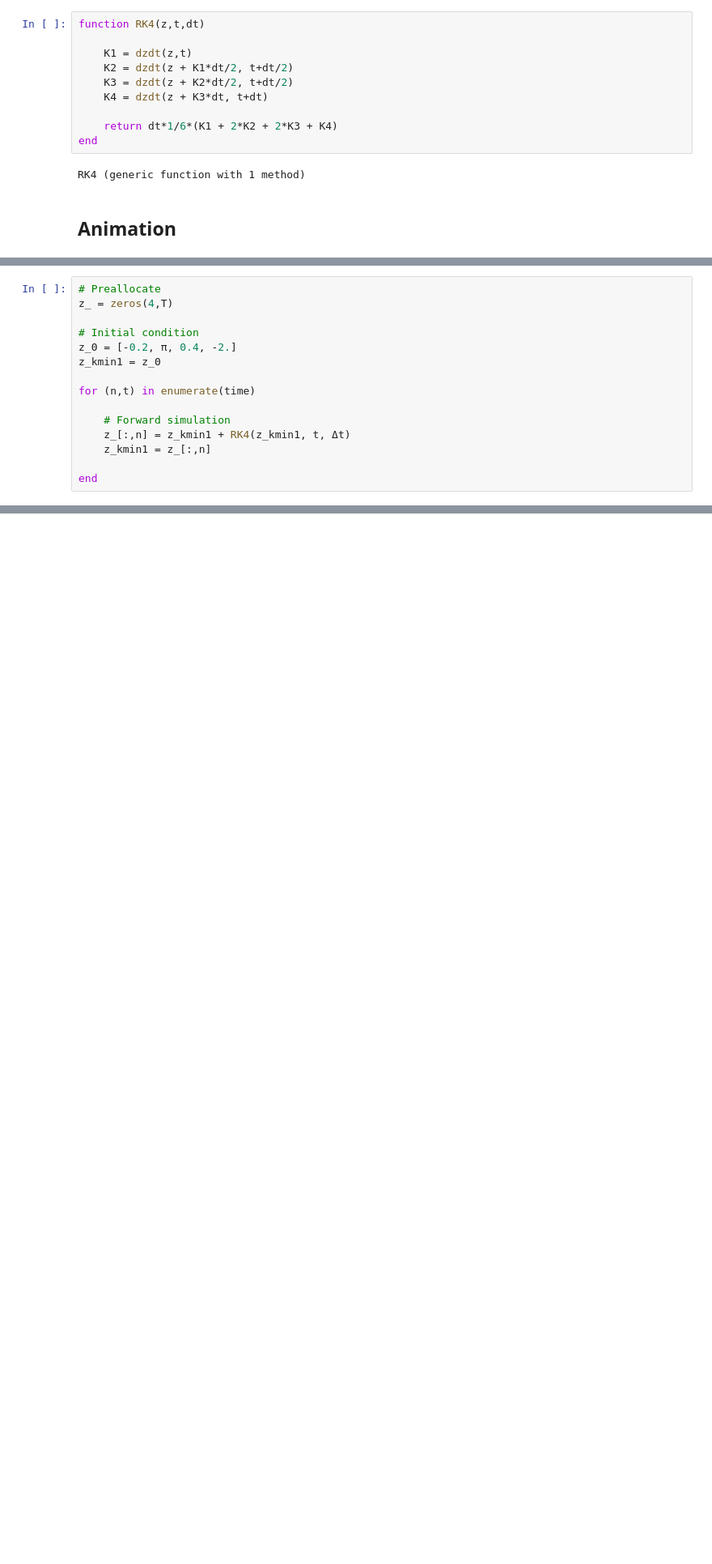
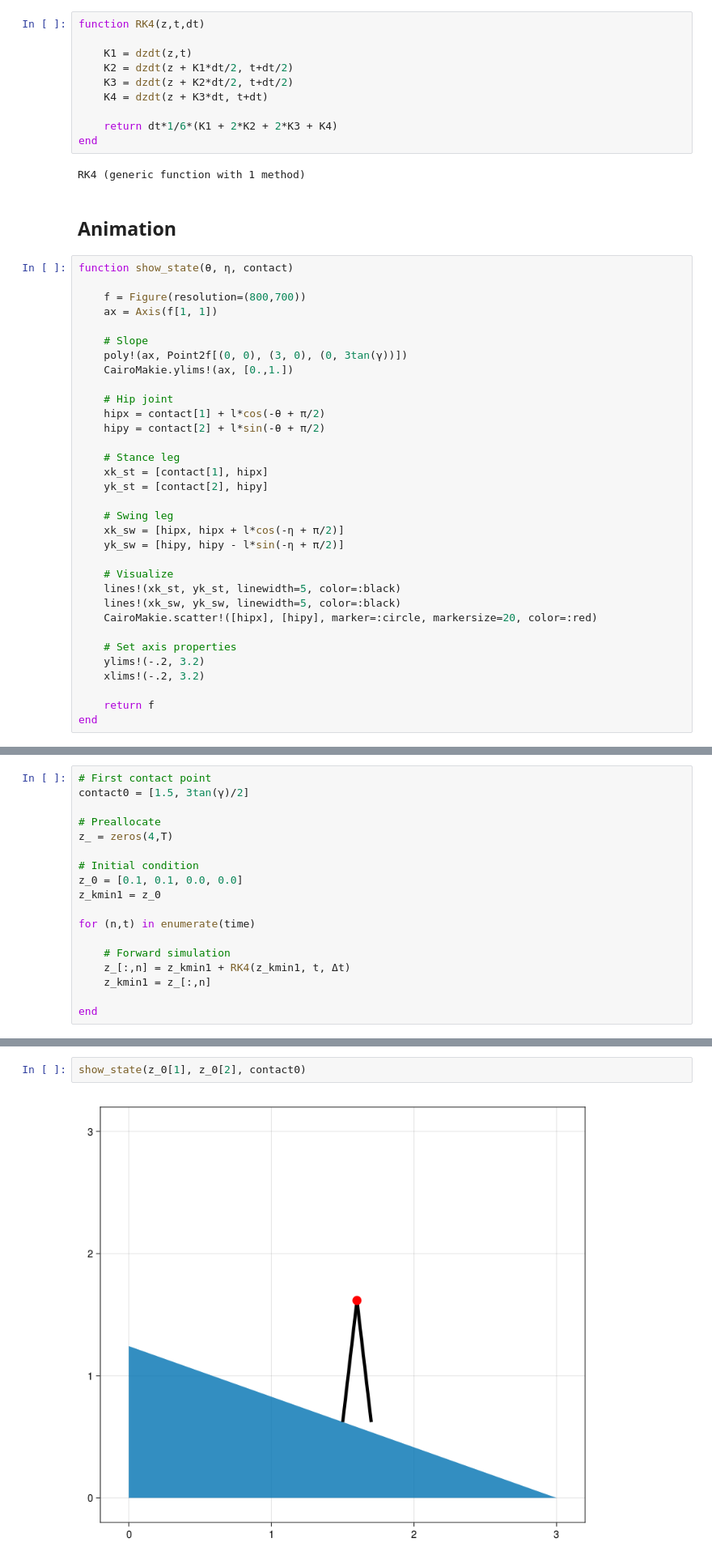
Before and after one commit to wmkouw/sim-contactdynamics, a Jupyter notebook: Simulation - Compass Walker.ipynb, the cells around one changed output, grey strips where cells are left out. Shown: that part at 81% size. Saved outputs shown, nothing was run; the diff lists cells and outputs as text; blank space fills up the shorter version.

```diff
--- a/Simulation - Compass Walker.ipynb
+++ b/Simulation - Compass Walker.ipynb
@@ -87,3 +113,36 @@ end
 RK4 (generic function with 1 method)
 # %% [markdown]
 ## Animation
+# %%
+function show_state(θ, η, contact)
+
+    f = Figure(resolution=(800,700))
+    ax = Axis(f[1, 1])
+
+    # Slope
+    poly!(ax, Point2f[(0, 0), (3, 0), (0, 3tan(γ))])
+    CairoMakie.ylims!(ax, [0.,1.])
+
+    # Hip joint
+    hipx = contact[1] + l*cos(-θ + π/2)
+    hipy = contact[2] + l*sin(-θ + π/2)
+
+    # Stance leg
+    xk_st = [contact[1], hipx]
+    yk_st = [contact[2], hipy]
+
+    # Swing leg
+    xk_sw = [hipx, hipx + l*cos(-η + π/2)]
+    yk_sw = [hipy, hipy - l*sin(-η + π/2)]
+
+    # Visualize
+    lines!(xk_st, yk_st, linewidth=5, color=:black)
+    lines!(xk_sw, yk_sw, linewidth=5, color=:black)
+    CairoMakie.scatter!([hipx], [hipy], marker=:circle, markersize=20, color=:red)
+
+    # Set axis properties
+    ylims!(-.2, 3.2)
+    xlims!(-.2, 3.2)
+
+    return f
+end
@@ -137,9 +198,12 @@ T = length(time)
 # %%
+# First contact point
+contact0 = [1.5, 3tan(γ)/2]
+
 # Preallocate
 z_ = zeros(4,T)
 
 # Initial condition
-z_0 = [-0.2, π, 0.4, -2.]
+z_0 = [0.1, 0.1, 0.0, 0.0]
 z_kmin1 = z_0
 
 for (n,t) in enumerate(time)
@@ -163 +216,5 @@ f
+# %%
+show_state(z_0[1], z_0[2], contact0)
+# %% [output]
+[figure, added]
 # %%
```
Also changed, not shown: parts of 11 cells of this notebook, 2 other files.
